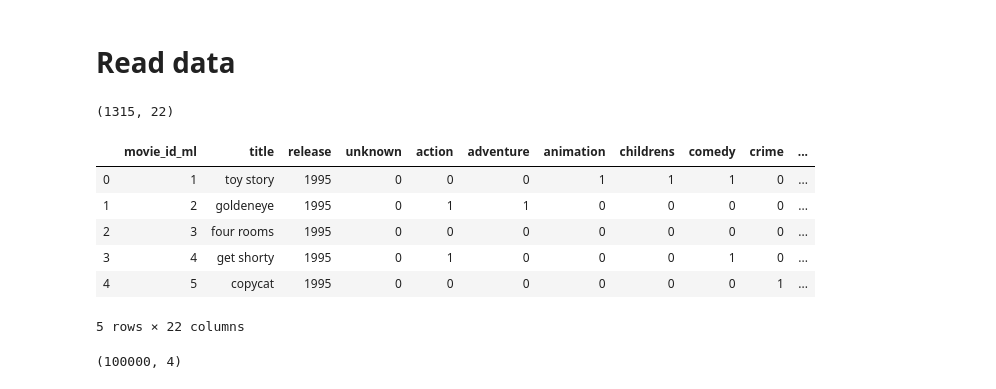
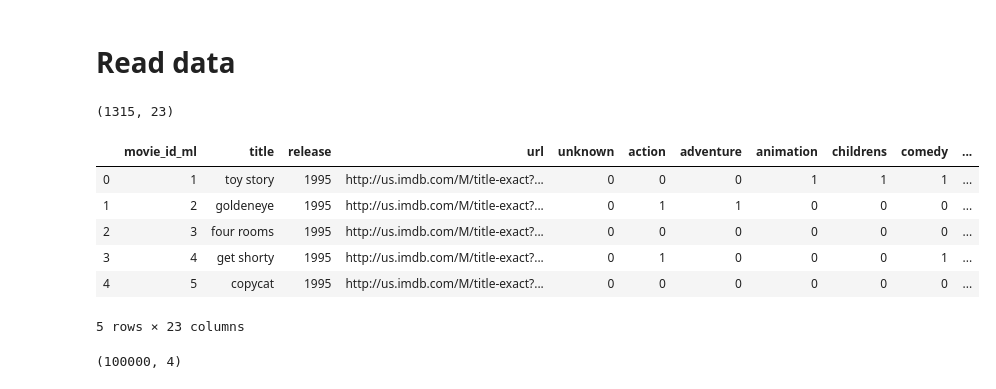
Before and after one commit to Movinder/movielens-imdb-exploration, a Jupyter notebook: movie_recommendation_with_SiameseNN_friends_WEBAPP_jelena.ipynb, the cells around one changed output. Saved outputs shown, nothing was run; the diff lists cells and outputs as text; code cells hidden in the pictures.

```diff
--- a/movie_recommendation_with_SiameseNN_friends_WEBAPP_jelena.ipynb
+++ b/movie_recommendation_with_SiameseNN_friends_WEBAPP_jelena.ipynb
@@ -27,22 +27,22 @@ from tensorflow.keras.utils import plot_model
 # %%
 df_movies = pd.read_csv("data/movies_cast_company.csv", encoding='utf8')
 df_movies["cast"] = df_movies["cast"].apply(lambda x: json.loads(x))
 df_movies["company"] = df_movies["company"].apply(lambda x: json.loads(x))
 
 # TODO: just temporary, later remove
-df_movies = df_movies.drop(["url"]+list(df_movies.columns[-4:]), axis=1)
+df_movies = df_movies.drop(['movie_id', 'keyword', 'cast', 'company'], axis=1)
 
 print(df_movies.shape)
 df_movies.head()
 # %% [output]
-(1315, 22)
+(1315, 23)
-|  | movie_id_ml | title | release | unknown | action | adventure | animation | childrens | comedy | crime | ... |
-| 0 | 1 | toy story | 1995 | 0 | 0 | 0 | 1 | 1 | 1 | 0 | ... |
-| 1 | 2 | goldeneye | 1995 | 0 | 1 | 1 | 0 | 0 | 0 | 0 | ... |
-| 2 | 3 | four rooms | 1995 | 0 | 0 | 0 | 0 | 0 | 0 | 0 | ... |
-| 3 | 4 | get shorty | 1995 | 0 | 1 | 0 | 0 | 0 | 1 | 0 | ... |
-| 4 | 5 | copycat | 1995 | 0 | 0 | 0 | 0 | 0 | 0 | 1 | ... |
+|  | movie_id_ml | title | release | url | unknown | action | adventure | animation | childrens | comedy | ... |
+| 0 | 1 | toy story | 1995 | http://us.imdb.com/M/title-exact?... | 0 | 0 | 0 | 1 | 1 | 1 | ... |
+| 1 | 2 | goldeneye | 1995 | http://us.imdb.com/M/title-exact?... | 0 | 1 | 1 | 0 | 0 | 0 | ... |
+| 2 | 3 | four rooms | 1995 | http://us.imdb.com/M/title-exact?... | 0 | 0 | 0 | 0 | 0 | 0 | ... |
+| 3 | 4 | get shorty | 1995 | http://us.imdb.com/M/title-exact?... | 0 | 1 | 0 | 0 | 0 | 1 | ... |
+| 4 | 5 | copycat | 1995 | http://us.imdb.com/M/title-exact?... | 0 | 0 | 0 | 0 | 0 | 0 | ... |
-5 rows × 22 columns
+5 rows × 23 columns
 # %%
 def string2ts(string, fmt="%Y-%m-%d %H:%M:%S"):
     dt = datetime.datetime.strptime(string, fmt)
```
Also changed, not shown: parts of 24 cells of this notebook, 1 other file.
